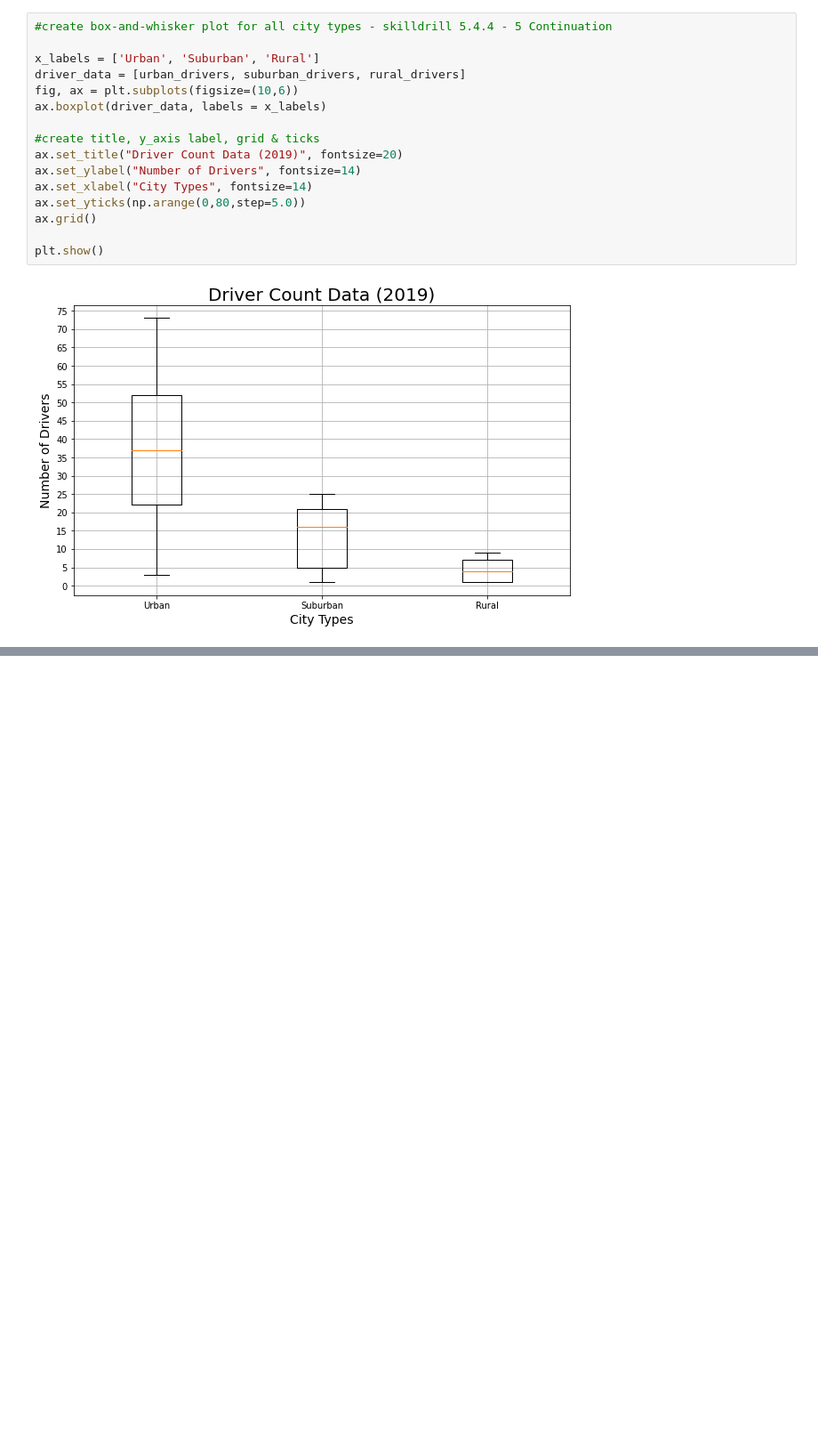
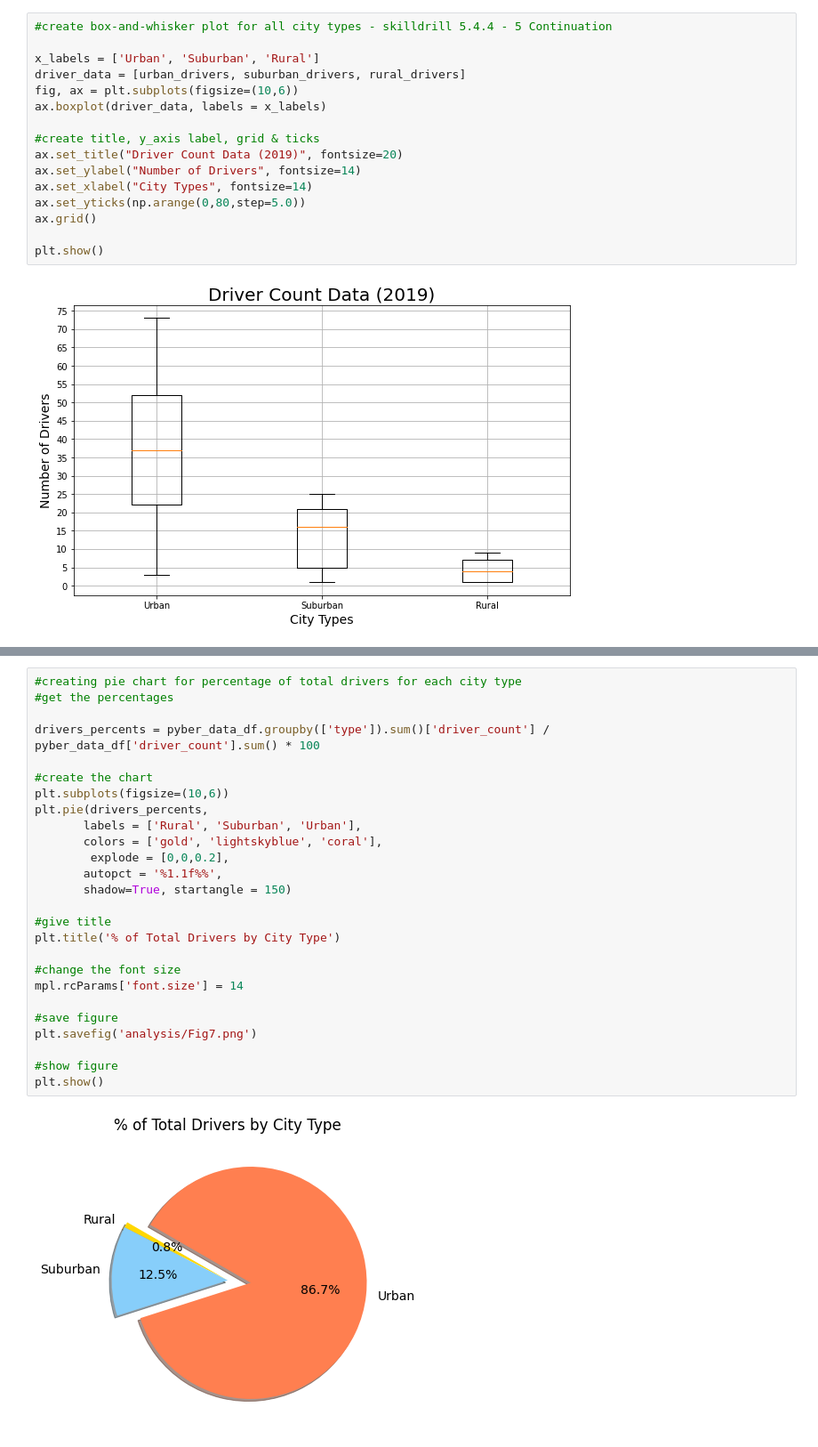
Before and after one commit to ricardoguerreiro92/PyBer_Analysis, a Jupyter notebook: PyBer.ipynb, the cells around one changed output, grey strips where cells are left out. Shown at 89% size. Drawn from its saved outputs; the diff is of its cells as text; blank space fills up the shorter version.

```diff
--- a/PyBer.ipynb
+++ b/PyBer.ipynb
@@ -926,0 +1032,28 @@ plt.show()
+# %%
+#creating pie chart for percentage of total drivers for each city type
+#get the percentages
+
+drivers_percents = pyber_data_df.groupby(['type']).sum()['driver_count'] / pyber_data_df['driver_count'].sum() * 100
+
+#create the chart
+plt.subplots(figsize=(10,6))
+plt.pie(drivers_percents,
+       labels = ['Rural', 'Suburban', 'Urban'],
+       colors = ['gold', 'lightskyblue', 'coral'],
+        explode = [0,0,0.2],
+       autopct = '%1.1f%%',
+       shadow=True, startangle = 150)
+
+#give title
+plt.title('% of Total Drivers by City Type')
+
+#change the font size
+mpl.rcParams['font.size'] = 14
+
+#save figure
+plt.savefig('analysis/Fig7.png')
+
+#show figure
+plt.show()
+# %% [output]
+[figure, added]
```
Also changed, not shown: parts of 8 cells of this notebook.
